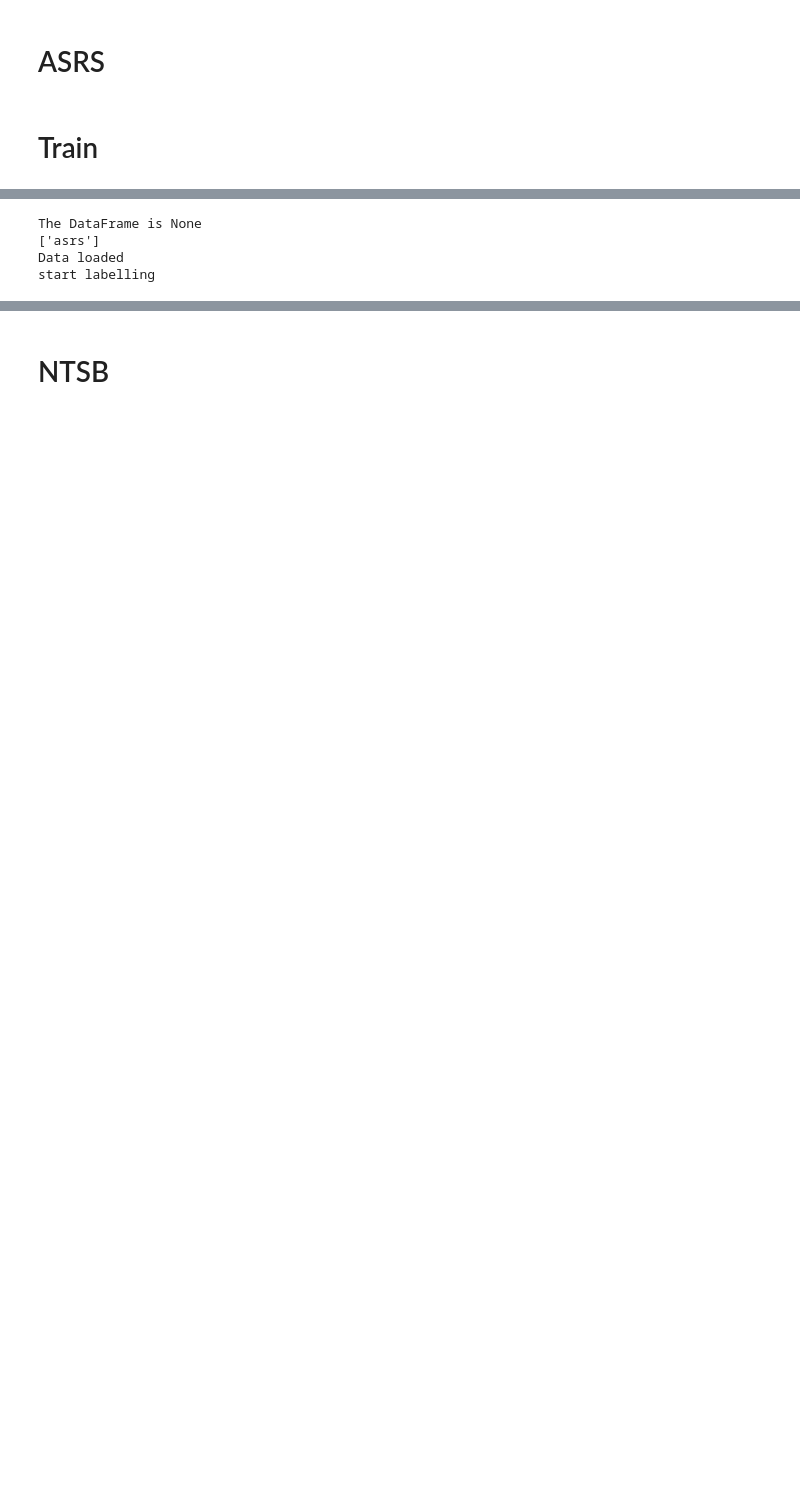
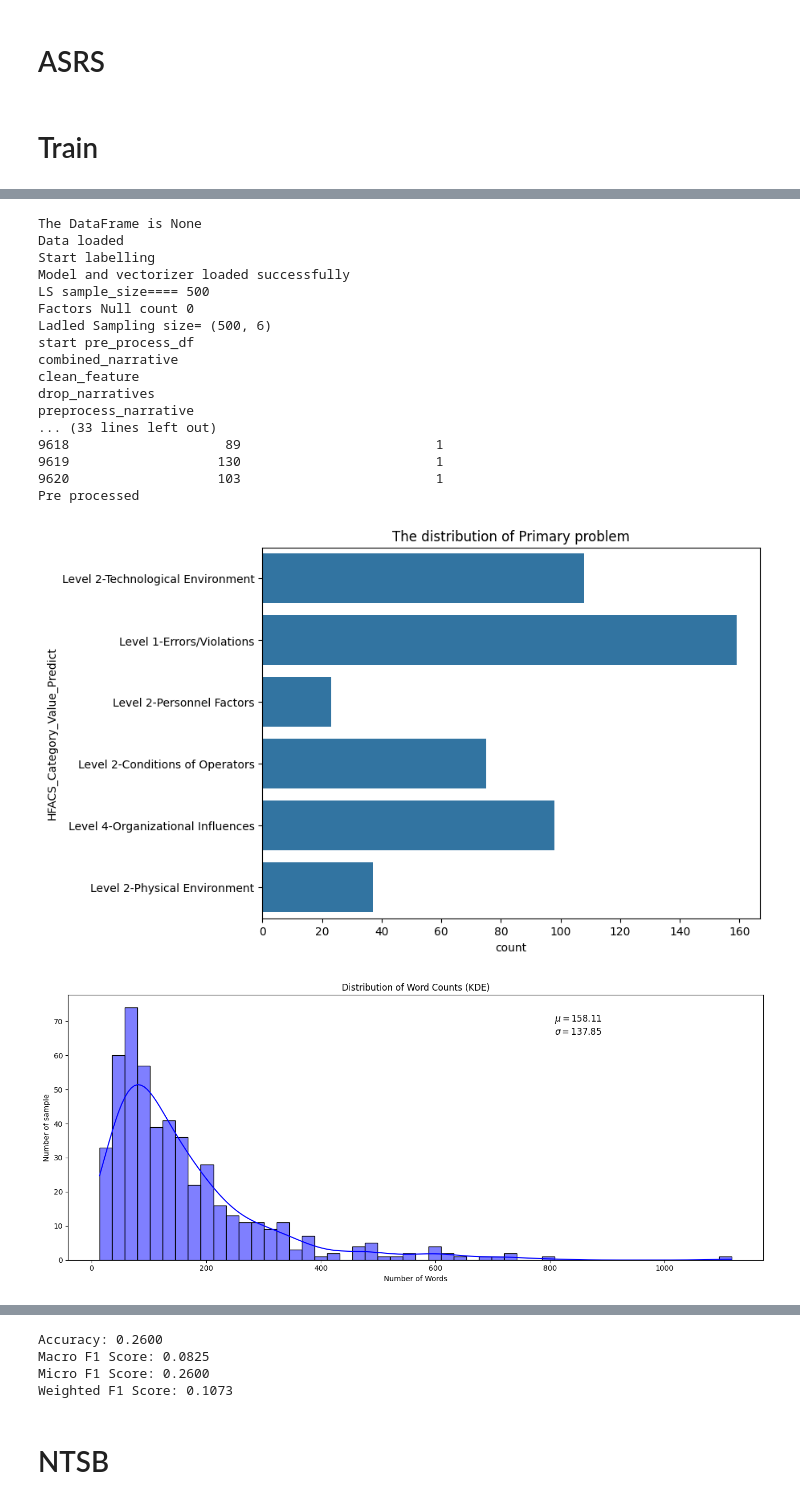
Before and after one commit to lasalasa/ASTAPM_Model, a Jupyter notebook: notebooks/notebook_main.ipynb, the cells around one changed output, grey strips where cells are left out. Saved outputs shown, nothing was run; the diff lists cells and outputs as text; code cells hidden in the pictures; blank space fills up the shorter version.

```diff
--- a/notebooks/notebook_main.ipynb
+++ b/notebooks/notebook_main.ipynb
@@ -106,11 +132,50 @@ Model and vectorizer loaded successfully
 # %%
-asrs_lstm_Model = LSTMModel(None, ds_name='asrs', sample_size=500)
+from sklearn.metrics import f1_score, accuracy_score
+
+
+# 01. Get Data
+asrs_df = CoreUtils.get_data('asrs', from_year=2023, to_year=2024)
+dfs = { 'asrs': asrs_df }
+
+asrs_lstm_Model = LSTMModel(None, ds_name='asrs', ls_version=1, sample_size=500, max_length=200, max_nb_words=20000, is_enable_smote=False)
 asrs_lstm_Model.train()
-asrs_lstm_Model.evaluate()
+evaluate_result = asrs_lstm_Model.evaluate()
+
+# https://scikit-learn.org/stable/modules/generated/sklearn.metrics.f1_score.html
+y_true = asrs_lstm_Model.Y_test
+y_pred = asrs_lstm_Model.Y_pred
+
+
+accuracy = accuracy_score(y_true, y_pred)
+macro_f1_score = f1_score(y_true, y_pred, average='macro')
+micro_f1_score = f1_score(y_true, y_pred, average='micro')
+weighted_f1_score = f1_score(y_true, y_pred, average='weighted')
+
+print(f'Accuracy: {accuracy:.4f}')
+print(f'Macro F1 Score: {macro_f1_score:.4f}')
+print(f'Micro F1 Score: {micro_f1_score:.4f}')
+print(f'Weighted F1 Score: {weighted_f1_score:.4f}')
+
+
 # lstm_Model.
 # lstm_Model.tra
 # %% [output]
 The DataFrame is None
-['asrs']
 Data loaded
-start labelling
+Start labelling
+Model and vectorizer loaded successfully
+LS sample_size==== 500
+Factors Null count 0
+Ladled Sampling size= (500, 6)
+start pre_process_df
+combined_narrative
+clean_feature
+drop_narratives
+preprocess_narrative
+... (33 lines left out)
+9618                    89                         1
+9619                   130                         1
+9620                   103                         1
+Pre processed
+[figure, added]
+[figure, added]
@@ -118,3 +203,7 @@ AttributeError: 'dict' object has no attribute 'split'
+Accuracy: 0.2600
+Macro F1 Score: 0.0825
+Micro F1 Score: 0.2600
+Weighted F1 Score: 0.1073
 # %% [markdown]
 # NTSB
 # %%
```
Also changed, not shown: parts of 9 cells of this notebook, 15 other files.
